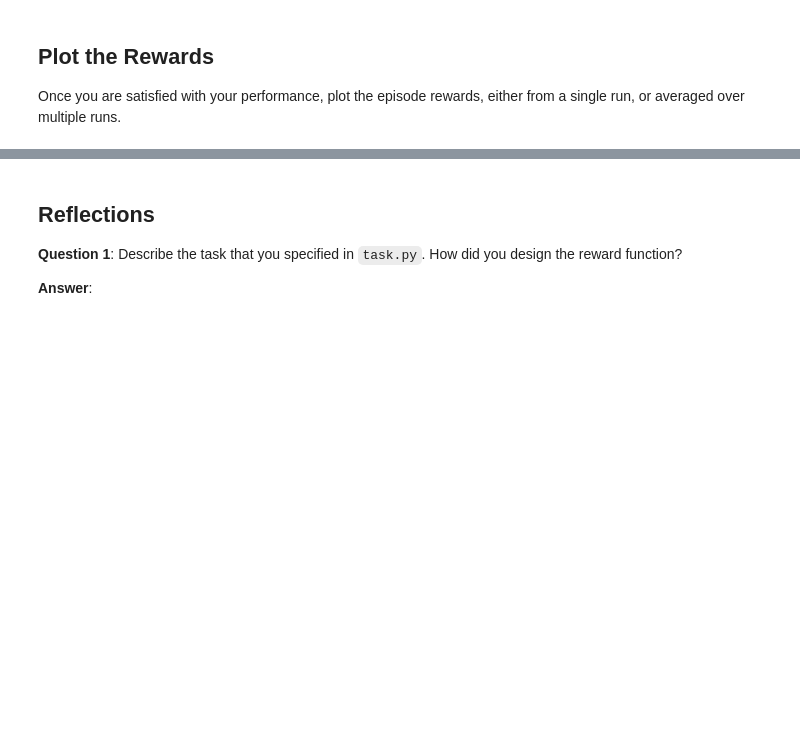
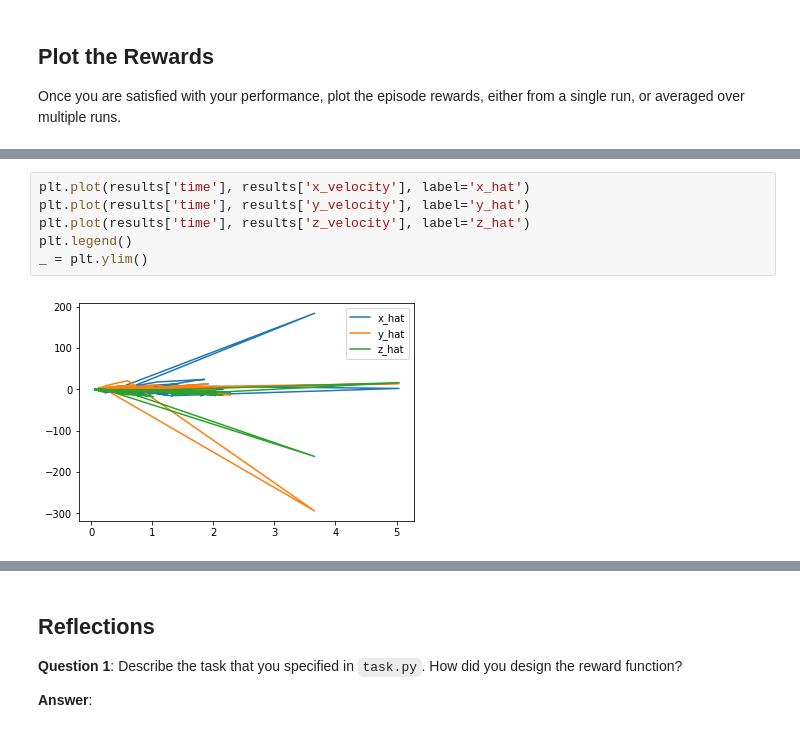
Before and after one commit to oyoot/RL-Quadcopter-2, a Jupyter notebook: Quadcopter_Project.ipynb, the cells around one changed output, grey strips where cells are left out. Saved outputs shown, nothing was run; the diff lists cells and outputs as text; blank space fills up the shorter version.

```diff
--- a/Quadcopter_Project.ipynb
+++ b/Quadcopter_Project.ipynb
@@ -268,0 +285,8 @@ plt.plot(scores_list)
+# %%
+plt.plot(results['time'], results['x_velocity'], label='x_hat')
+plt.plot(results['time'], results['y_velocity'], label='y_hat')
+plt.plot(results['time'], results['z_velocity'], label='z_hat')
+plt.legend()
+_ = plt.ylim()
+# %% [output]
+[figure, added]
```
Also changed, not shown: parts of 7 cells of this notebook, 4 other files.
